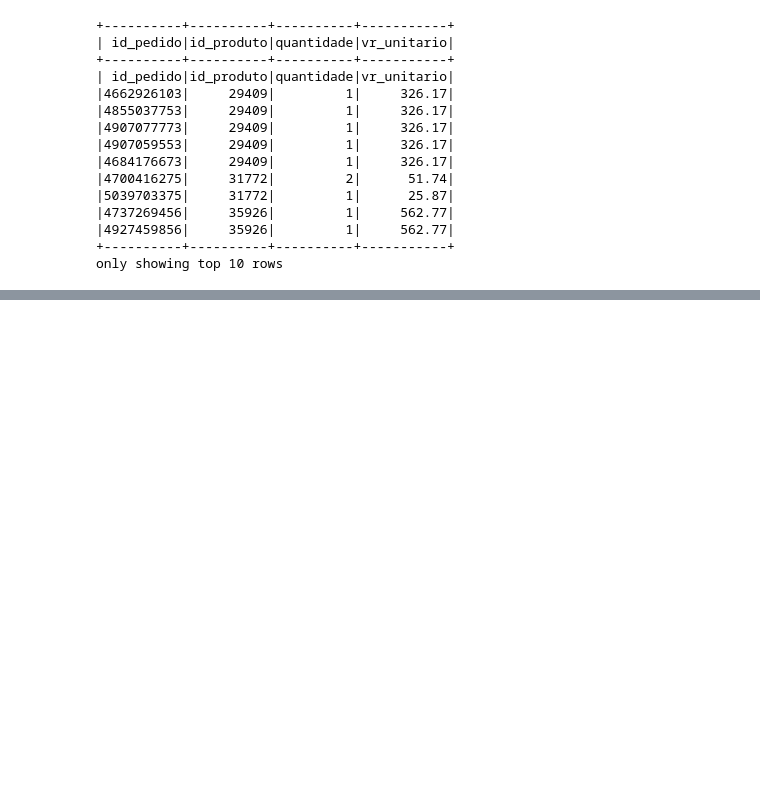
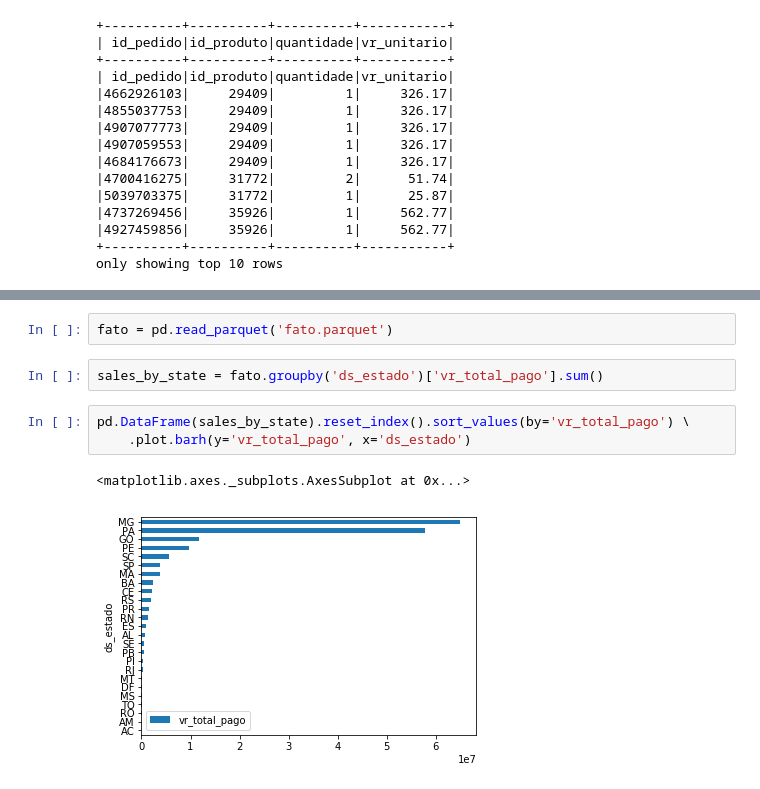
Before and after one commit to pveinberg/formacao-dev-bigdata, a Jupyter notebook: input/copia_notebooks/Aula_Hive/aula_hive_01.ipynb, the cells around one changed output, grey strips where cells are left out. Cells and saved outputs as stored; diff of their text form; blank space fills up the shorter version.

Commit message:
Update formação em big data

```diff
--- a/input/copia_notebooks/Aula_Hive/aula_hive_01.ipynb
+++ b/input/copia_notebooks/Aula_Hive/aula_hive_01.ipynb
@@ -232,0 +499,10 @@ only showing top 10 rows
+# %%
+fato = pd.read_parquet('fato.parquet')
+# %%
+sales_by_state = fato.groupby('ds_estado')['vr_total_pago'].sum()
+# %%
+pd.DataFrame(sales_by_state).reset_index().sort_values(by='vr_total_pago') \
+    .plot.barh(y='vr_total_pago', x='ds_estado')
+# %% [output]
+<matplotlib.axes._subplots.AxesSubplot at 0x...>
+[figure, added]
```
Also changed, not shown: parts of 37 cells of this notebook, 14 other files.
